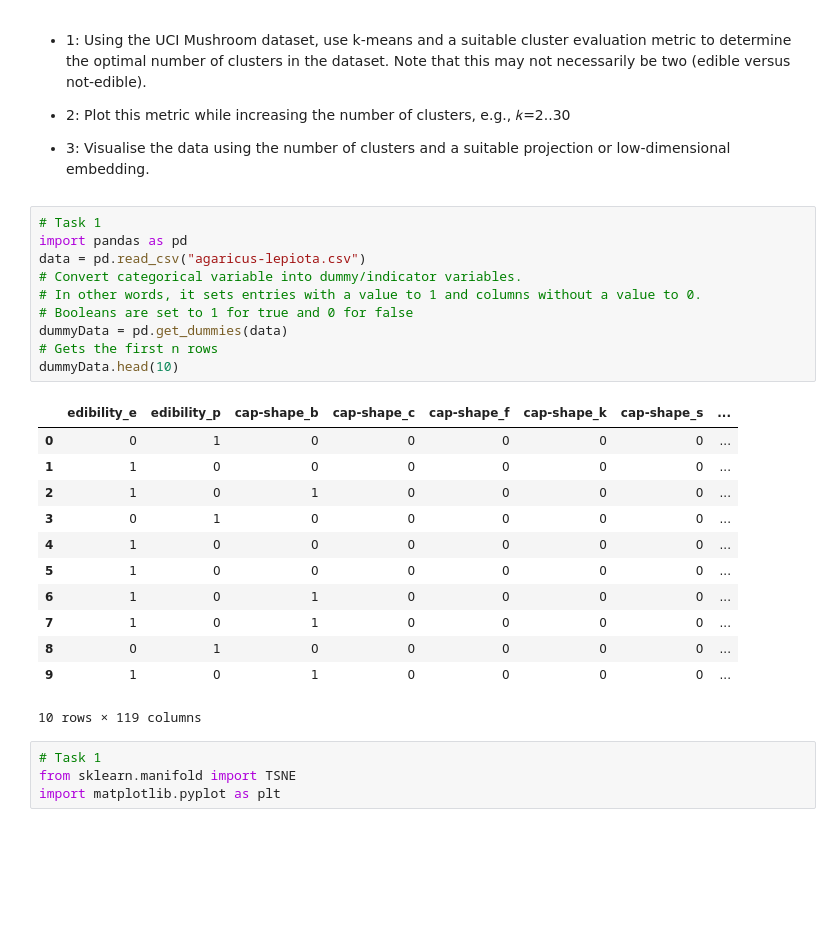
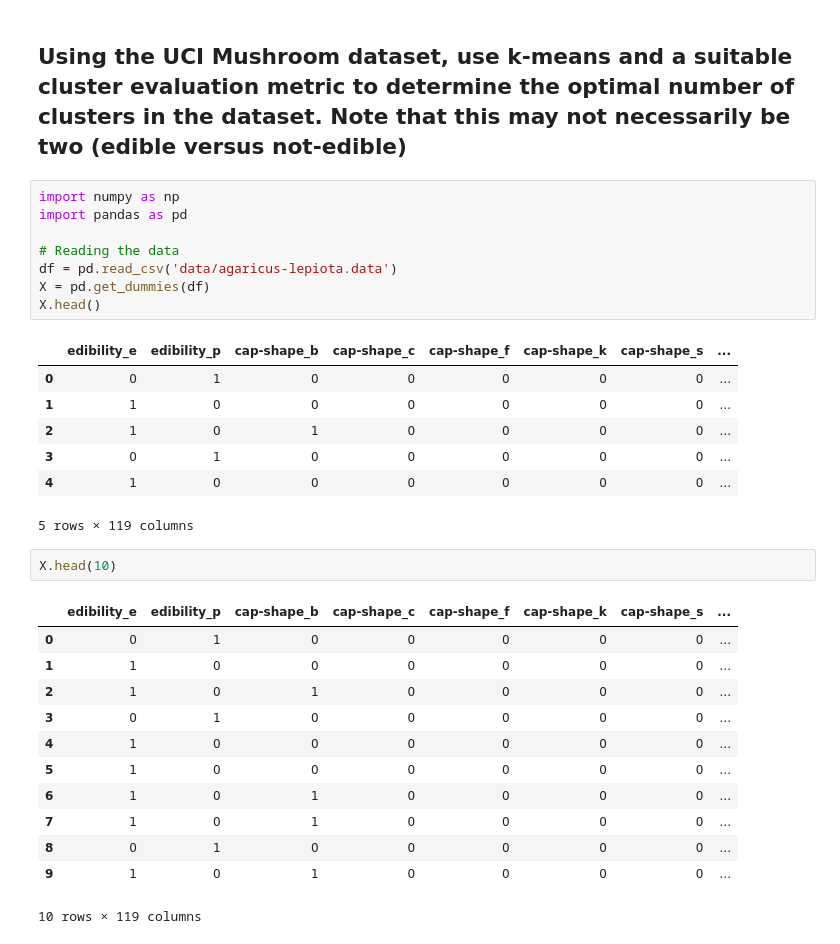
Before and after one commit to larsbraten/Anvendt-maskinlaering-med-prosjekt, a Jupyter notebook: Oving_7/Oving_7.ipynb, the cells around one changed output. Cells and saved outputs as stored; diff of their text form; blank space fills up the shorter version.

```diff
--- a/Oving_7/Oving_7.ipynb
+++ b/Oving_7/Oving_7.ipynb
@@ -1,33 +1,33 @@
 # %% [markdown]
-* 1: Using the UCI Mushroom dataset, use k-means and a suitable cluster evaluation metric to determine the optimal number of clusters in the dataset. Note that this may not necessarily be two (edible versus not-edible).
-
-* 2: Plot this metric while increasing the number of clusters, e.g.,  𝑘=2..30
-
-* 3: Visualise the data using the number of clusters and a suitable projection or low-dimensional embedding.
+## Using the UCI Mushroom dataset, use k-means and a suitable cluster evaluation metric to determine the optimal number of clusters in the dataset. Note that this may not necessarily be two (edible versus not-edible)
-# %%
-# Task 1
-import pandas as pd
-data = pd.read_csv("agaricus-lepiota.csv")
-# Convert categorical variable into dummy/indicator variables.
-# In other words, it sets entries with a value to 1 and columns without a value to 0.
-# Booleans are set to 1 for true and 0 for false
-dummyData = pd.get_dummies(data)
-# Gets the first n rows
-dummyData.head(10)
-# %% [output]
-|  | edibility_e | edibility_p | cap-shape_b | cap-shape_c | cap-shape_f | cap-shape_k | cap-shape_s | ... |
-| 0 | 0 | 1 | 0 | 0 | 0 | 0 | 0 | ... |
-| 1 | 1 | 0 | 0 | 0 | 0 | 0 | 0 | ... |
-| 2 | 1 | 0 | 1 | 0 | 0 | 0 | 0 | ... |
-| 3 | 0 | 1 | 0 | 0 | 0 | 0 | 0 | ... |
-| 4 | 1 | 0 | 0 | 0 | 0 | 0 | 0 | ... |
-| 5 | 1 | 0 | 0 | 0 | 0 | 0 | 0 | ... |
-| 6 | 1 | 0 | 1 | 0 | 0 | 0 | 0 | ... |
-| 7 | 1 | 0 | 1 | 0 | 0 | 0 | 0 | ... |
-| 8 | 0 | 1 | 0 | 0 | 0 | 0 | 0 | ... |
-| 9 | 1 | 0 | 1 | 0 | 0 | 0 | 0 | ... |
-10 rows × 119 columns
-# %%
-# Task 1
-from sklearn.manifold import TSNE
-import matplotlib.pyplot as plt
+# %%
+import numpy as np
+import pandas as pd
+
+# Reading the data
+df = pd.read_csv('data/agaricus-lepiota.data')
+X = pd.get_dummies(df)
+X.head()
+# %% [output]
+|  | edibility_e | edibility_p | cap-shape_b | cap-shape_c | cap-shape_f | cap-shape_k | cap-shape_s | ... |
+| 0 | 0 | 1 | 0 | 0 | 0 | 0 | 0 | ... |
+| 1 | 1 | 0 | 0 | 0 | 0 | 0 | 0 | ... |
+| 2 | 1 | 0 | 1 | 0 | 0 | 0 | 0 | ... |
+| 3 | 0 | 1 | 0 | 0 | 0 | 0 | 0 | ... |
+| 4 | 1 | 0 | 0 | 0 | 0 | 0 | 0 | ... |
+5 rows × 119 columns
+# %%
+X.head(10)
+# %% [output]
+|  | edibility_e | edibility_p | cap-shape_b | cap-shape_c | cap-shape_f | cap-shape_k | cap-shape_s | ... |
+| 0 | 0 | 1 | 0 | 0 | 0 | 0 | 0 | ... |
+| 1 | 1 | 0 | 0 | 0 | 0 | 0 | 0 | ... |
+| 2 | 1 | 0 | 1 | 0 | 0 | 0 | 0 | ... |
+| 3 | 0 | 1 | 0 | 0 | 0 | 0 | 0 | ... |
+| 4 | 1 | 0 | 0 | 0 | 0 | 0 | 0 | ... |
+| 5 | 1 | 0 | 0 | 0 | 0 | 0 | 0 | ... |
+| 6 | 1 | 0 | 1 | 0 | 0 | 0 | 0 | ... |
+| 7 | 1 | 0 | 1 | 0 | 0 | 0 | 0 | ... |
+| 8 | 0 | 1 | 0 | 0 | 0 | 0 | 0 | ... |
+| 9 | 1 | 0 | 1 | 0 | 0 | 0 | 0 | ... |
+10 rows × 119 columns
```
Also changed, not shown: parts of 7 cells of this notebook.
